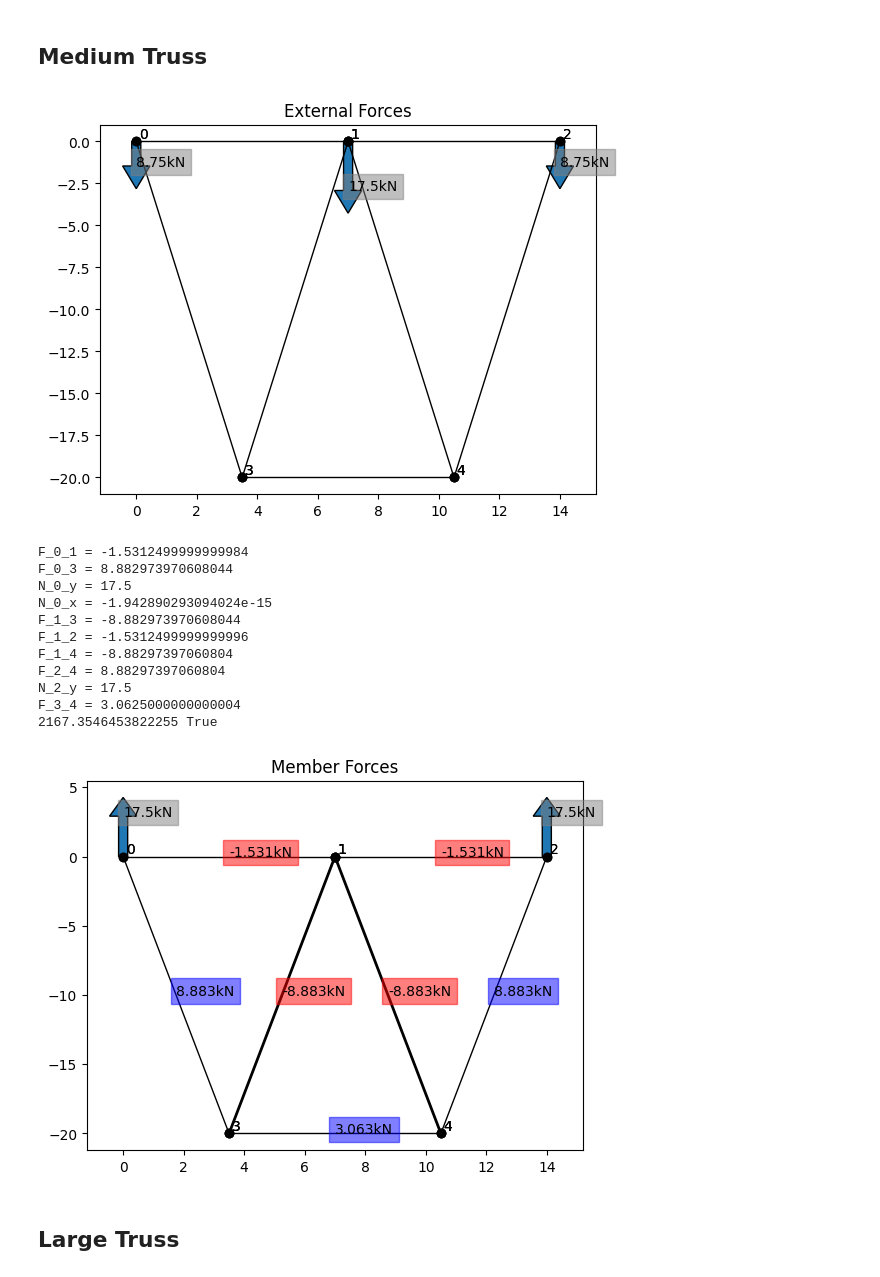
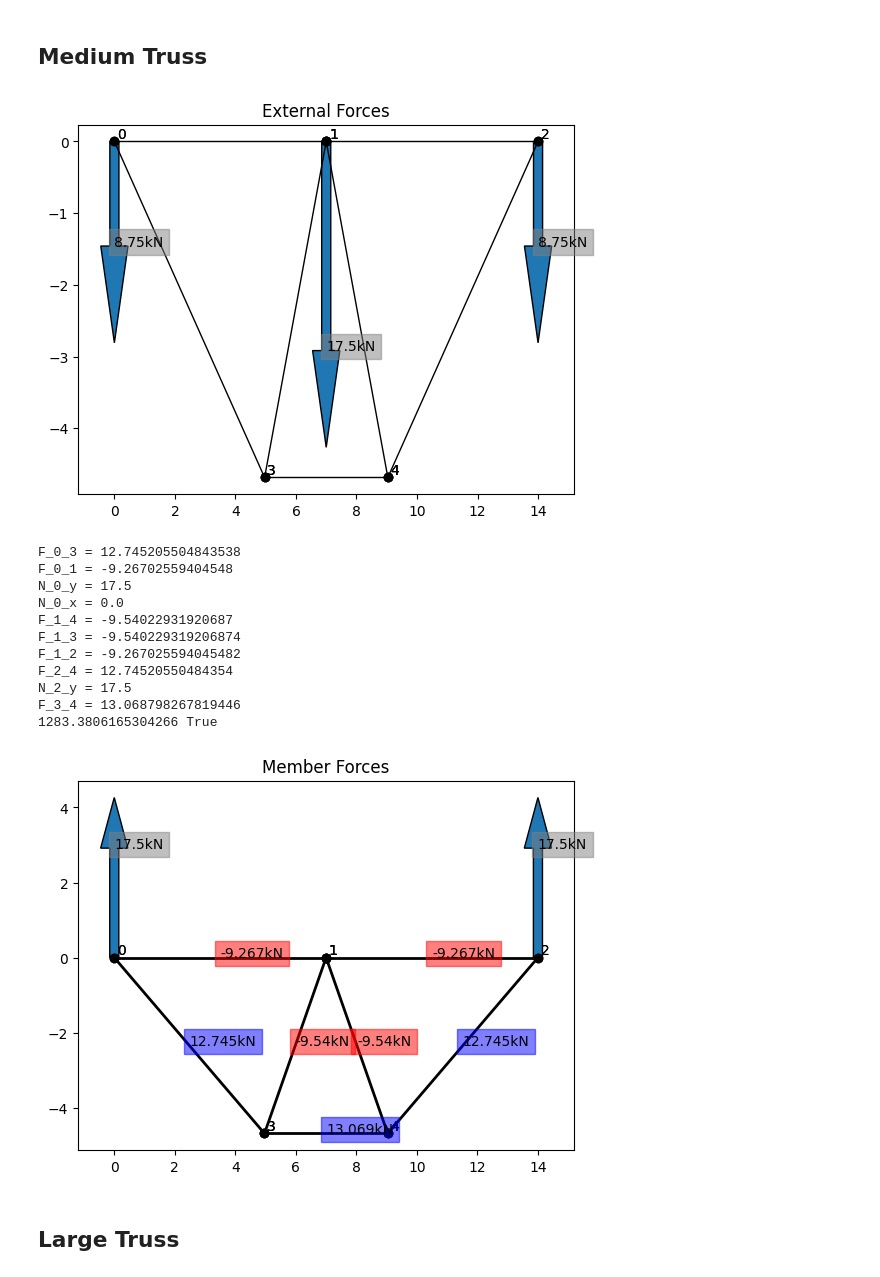
Before and after one commit to OLeather/truss-optimization, a Jupyter notebook: test.ipynb, the cells around one changed output. Saved outputs shown, nothing was run; the diff lists cells and outputs as text; code cells hidden in the pictures.

```diff
--- a/test.ipynb
+++ b/test.ipynb
@@ -35,41 +35,43 @@ N_1_y = 28.0
 # %%
 from truss import *
 
 TRAIN_WEIGHT_PER_M = 2.5 # kN/m
 BRIDGE_LENGTH = 14 # m
 
 joints = [
     Joint(JointType.PIN, 0, 0, grounded=True),  # 0
-    Joint(JointType.GUSSET, 7, 0), # 1
+    Joint(JointType.GUSSET, 7,  0), # 1
     Joint(JointType.ROLLER, 14, 0, grounded=True), # 2
-    Joint(JointType.GUSSET, 3.5, -20), # 3
-    Joint(JointType.GUSSET, 10.5, -20)] # 4
+    Joint(JointType.GUSSET, 4.96366826e+00, -4.68673544e+00), # 3
+    Joint(JointType.GUSSET, 9.03633174e+00 , -4.68673544e+00)] # 4
 links = [Link(0, 1), Link(1,2), Link(0,3), Link(1,3), Link(1,4), Link(2,4), Link(3,4)]
-
+# [ 1.19630083e-37  7.00000000e+00  1.40000000e+01  4.96366826e+00
+#  9.03633174e+00 -2.46275155e-37 -2.89284683e-37 -6.48450438e-37
+# -4.68673544e+00 -4.68673544e+00]
 train_force = Force(fx=0, fy=-TRAIN_WEIGHT_PER_M * BRIDGE_LENGTH, joints_applied=[0, 1, 2])
 forces = [train_force]
 
 truss = Truss(joints, links, forces)
 truss.apply_external_forces()
 
 truss.plot("External Forces", plot_external=True, plot_member=False)
 cost, success = truss.solve(print_solution=True)
 print(cost, success)
 truss.plot("Member Forces", plot_external=False, plot_member=True)
 # %% [output]
-[figure, old version]
+[figure, new version]
-F_0_1 = -1.5312499999999984
-F_0_3 = 8.882973970608044
+F_0_3 = 12.745205504843538
+F_0_1 = -9.26702559404548
 N_0_y = 17.5
-N_0_x = -1.942890293094024e-15
-F_1_3 = -8.882973970608044
-F_1_2 = -1.5312499999999996
-F_1_4 = -8.88297397060804
-F_2_4 = 8.88297397060804
+N_0_x = 0.0
+F_1_4 = -9.54022931920687
+F_1_3 = -9.540229319206874
+F_1_2 = -9.267025594045482
+F_2_4 = 12.74520550484354
 N_2_y = 17.5
-F_3_4 = 3.0625000000000004
-2167.3546453822255 True
+F_3_4 = 13.068798267819446
+1283.3806165304266 True
-[figure, old version]
+[figure, new version]
 # %% [markdown]
 ## Large Truss
 # %%
```
Also changed, not shown: parts of 1 cell of this notebook, 11 other files.
